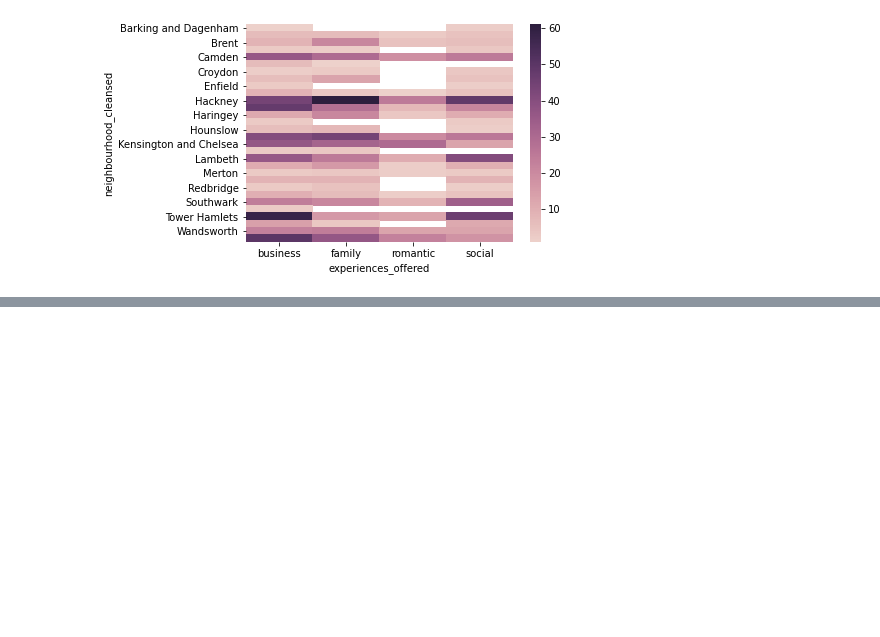
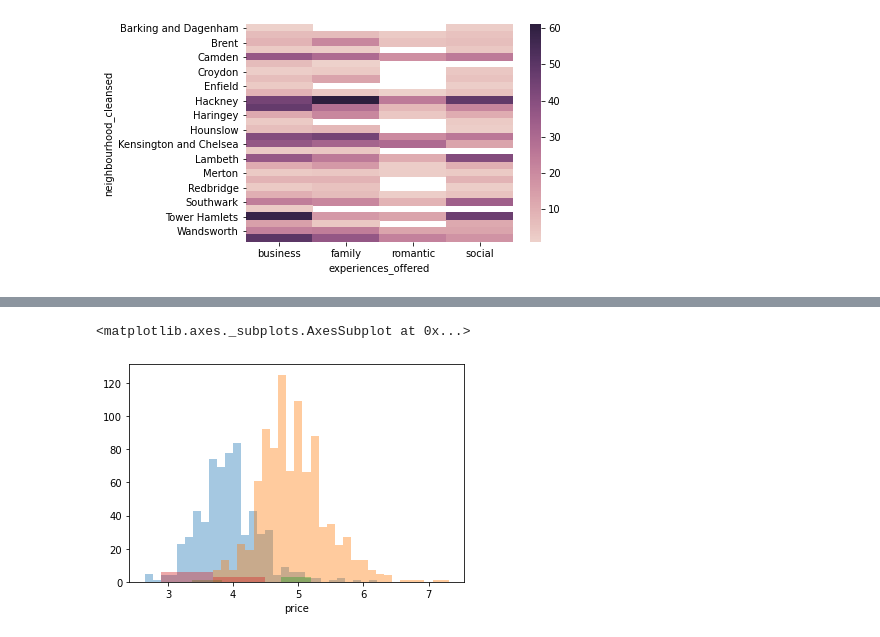
Before and after one commit to AydarZaripov/SQL_project, a Jupyter notebook: SQL_lesson_hw.ipynb, the cells around one changed output, grey strips where cells are left out. Saved outputs shown, nothing was run; the diff lists cells and outputs as text; code cells hidden in the pictures; blank space fills up the shorter version.

```diff
--- a/SQL_lesson_hw.ipynb
+++ b/SQL_lesson_hw.ipynb
@@ -114,0 +141,13 @@ sns.heatmap(df5_1, cmap=sns.cubehelix_palette(as_cmap=True))
+# %%
+import numpy as np
+df6_log=df6
+# %%
+df6_log.price=df6_log.price.apply(lambda x: np.log(x))
+# %%
+sns.distplot(df6_log[df6_log['room_type']=='Private room'].price, kde=False)
+sns.distplot(df6_log[df6_log['room_type']=='Entire home/apt'].price, kde=False)
+sns.distplot(df6_log[df6_log['room_type']=='Hotel room'].price, kde=False)
+sns.distplot(df6_log[df6_log['room_type']=='Shared room'].price, kde=False)
+# %% [output]
+<matplotlib.axes._subplots.AxesSubplot at 0x...>
+[figure, added]
```
Also changed, not shown: parts of 12 cells of this notebook.
